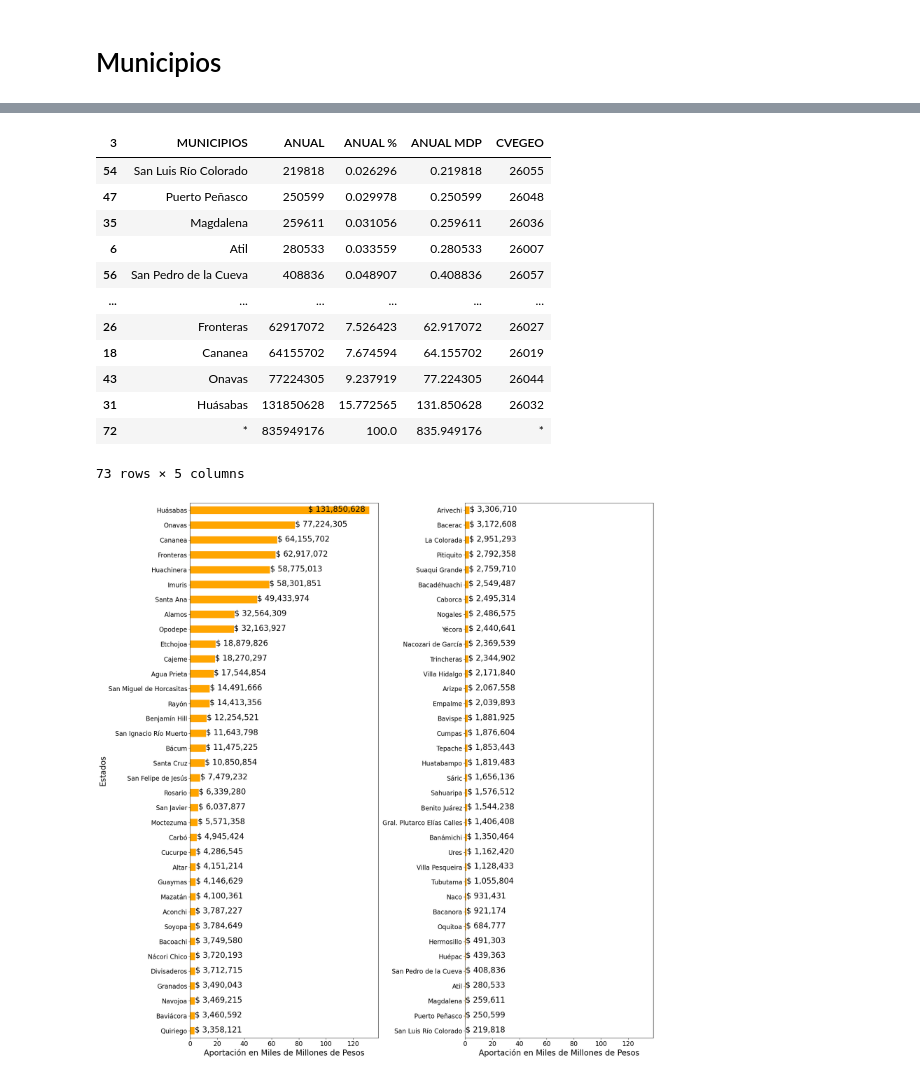
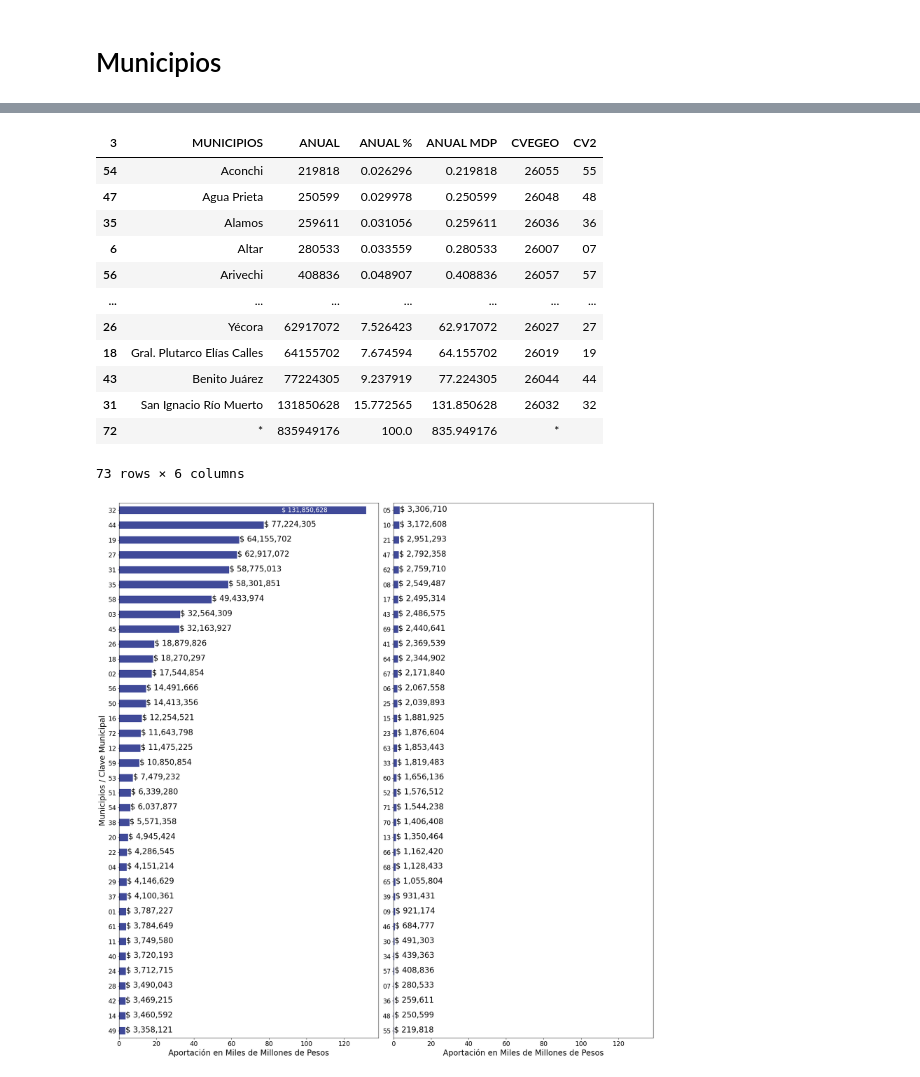
Before and after one commit to Dust1920/SIM26, a Jupyter notebook: transform/articulo_revista.ipynb, the cells around one changed output, grey strips where cells are left out. Saved outputs shown, nothing was run; the diff lists cells and outputs as text; code cells hidden in the pictures.

```diff
--- a/transform/articulo_revista.ipynb
+++ b/transform/articulo_revista.ipynb
@@ -1,6 +1,8 @@
 # %%
 import pandas as pd
 
+
+color_vp = "#404A99"
 data = pd.read_excel('..\\raw_data\\Tablas.xlsx', sheet_name=None)
 sheets = list(data.keys())
 
@@ -281,13 +283,13 @@ dfl = fis_data.iloc[16:,]
 
 fis2, ax = plt.subplots(ncols=2, nrows=1, figsize = (20,20),sharex=True)
 dfl['ANUAL MMDP'].plot(kind='barh',
-                      color = color_test,
+                      color = color_vp,
                       ax = ax[0],
                       fontsize=20)
 ax[0].set_ylabel('Estados', fontsize = 20)
 ax[0].set_xlabel('Aportación en Miles de Millones de Pesos', fontsize=20)
 dfr['ANUAL MMDP'].plot(kind='barh',
-                      color = color_test,
+                      color = color_vp,
                       ax = ax[1],
                       ylabel='',
                       fontsize=20)
@@ -302,7 +304,7 @@ for n, p in enumerate(ax[0].patches):
         ax[0].annotate(num, (b.x1 + x_offset, b.y1 + y_offset), fontsize = 20)
     else:
         num = f"$ {int(dfl.iloc[n, 0]):,}"
-        ax[0].annotate(num, (b.x1 - 50 * x_offset, b.y1 + y_offset), fontsize = 20)
+        ax[0].annotate(num, (b.x1 - 50 * x_offset, b.y1 + y_offset), fontsize = 20, color = 'white')
 
 # fis2.suptitle('Porcentaje de Aportaciones Federales y Montos', fontsize = 20)
 for n, p in enumerate(ax[1].patches):
@@ -441,61 +458,64 @@ muni = pd.read_excel('..\\databases\\absolute.xlsx')
 munici = list(muni['Unnamed: 0'])
 fis_mun_data['MUNICIPIOS'] = list(munici) + ['*']
 fis_mun_data.sort_values('ANUAL',inplace=True)
+fis_mun_data['CV2'] = [s[3:] for s in fis_mun_data['CVEGEO']]
 fis_mun_data
 # %% [output]
-| 3 | MUNICIPIOS | ANUAL | ANUAL % | ANUAL MDP | CVEGEO |
-| 54 | San Luis Río Colorado | 219818 | 0.026296 | 0.219818 | 26055 |
-| 47 | Puerto Peñasco | 250599 | 0.029978 | 0.250599 | 26048 |
-| 35 | Magdalena | 259611 | 0.031056 | 0.259611 | 26036 |
-| 6 | Atil | 280533 | 0.033559 | 0.280533 | 26007 |
-| 56 | San Pedro de la Cueva | 408836 | 0.048907 | 0.408836 | 26057 |
-| ... | ... | ... | ... | ... | ... |
-| 26 | Fronteras | 62917072 | 7.526423 | 62.917072 | 26027 |
-| 18 | Cananea | 64155702 | 7.674594 | 64.155702 | 26019 |
-| 43 | Onavas | 77224305 | 9.237919 | 77.224305 | 26044 |
-| 31 | Huásabas | 131850628 | 15.772565 | 131.850628 | 26032 |
-| 72 | * | 835949176 | 100.0 | 835.949176 | * |
+| 3 | MUNICIPIOS | ANUAL | ANUAL % | ANUAL MDP | CVEGEO | CV2 |
+| 54 | Aconchi | 219818 | 0.026296 | 0.219818 | 26055 | 55 |
+| 47 | Agua Prieta | 250599 | 0.029978 | 0.250599 | 26048 | 48 |
+| 35 | Alamos | 259611 | 0.031056 | 0.259611 | 26036 | 36 |
+| 6 | Altar | 280533 | 0.033559 | 0.280533 | 26007 | 07 |
+| 56 | Arivechi | 408836 | 0.048907 | 0.408836 | 26057 | 57 |
+| ... | ... | ... | ... | ... | ... | ... |
+| 26 | Yécora | 62917072 | 7.526423 | 62.917072 | 26027 | 27 |
+| 18 | Gral. Plutarco Elías Calles | 64155702 | 7.674594 | 64.155702 | 26019 | 19 |
+| 43 | Benito Juárez | 77224305 | 9.237919 | 77.224305 | 26044 | 44 |
+| 31 | San Ignacio Río Muerto | 131850628 | 15.772565 | 131.850628 | 26032 | 32 |
+| 72 | * | 835949176 | 100.0 | 835.949176 | * |  |
-73 rows × 5 columns
+73 rows × 6 columns
 # %%
 
 dfl = fis_mun_data.iloc[:36,]
 dfr = fis_mun_data.iloc[36:-1,]
 
 
-dfl.set_index('MUNICIPIOS',inplace=True)
-dfr.set_index('MUNICIPIOS',inplace=True)
+dfl.set_index('CV2',inplace=True)
+dfr.set_index('CV2',inplace=True)
 fis2, ax = plt.subplots(ncols=2, nrows=1, figsize = (20,20),sharex=True)
 dfr['ANUAL MDP'].plot(kind='barh',
-                      color = color_test,
+                      color = color_vp,
                       ax = ax[0],
                       fontsize=16)
-ax[0].set_ylabel('Estados', fontsize = 20)
+ax[0].set_ylabel('Municipios / Clave Municipal', fontsize = 20)
 ax[0].set_xlabel('Aportación en Miles de Millones de Pesos', fontsize=20)
+# ax[0].set_yticklabels(labels = dfr.index, horizontalalignment = 'right')
 dfl['ANUAL MDP'].plot(kind='barh',
-                      color = color_test,
+                      color = color_vp,
                       ax = ax[1],
                       ylabel='',
                       fontsize=16)
 ax[1].set_xlabel('Aportación en Miles de Millones de Pesos', fontsize=20)
+# ax[1].set_yticklabels(labels = dfl.index, horizontalalignment = 'rigth')
 x_offset = 0.1
 y_offset = -0.36
 
 for n, p in enumerate(ax[1].patches):
     b = p.get_bbox()
-    num = f"$ {int(dfl.iloc[n, 0]):,}"
+    num = f"$ {int(dfl.iloc[n, 1]):,}"
     ax[1].annotate(num, (b.x1 + x_offset, b.y1 + y_offset), fontsize = 20)
 
 # fis2.suptitle('Porcentaje de Aportaciones Federales y Montos', fontsize = 20)
 for n, p in enumerate(ax[0].patches):
     b = p.get_bbox()
 
     if n == len(dfr) - 1:
-        num = f"$ {int(dfr.iloc[n, 0]):,}"
-        ax[0].annotate(num, (b.x1 - 450 * x_offset, b.y1 + y_offset), fontsize = 20)
+        num = f"$ {int(dfr.iloc[n, 1]):,}"
+        ax[0].annotate(num, (b.x1 - 450 * x_offset, b.y1 + y_offset), fontsize = 16, color = 'white')
     else:
-        num = f"$ {int(dfr.iloc[n, 0]):,}"
+        num = f"$ {int(dfr.iloc[n, 1]):,}"
         ax[0].annotate(num, (b.x1 + x_offset, b.y1 + y_offset), fontsize = 20)
 plt.tight_layout()
 # plt.suptitle('Aportaciones Municipales del FAISM')
 # %% [output]
-[figure, old version]
+[figure, new version]
```
Also changed, not shown: parts of 4 cells of this notebook, 2 other files.
